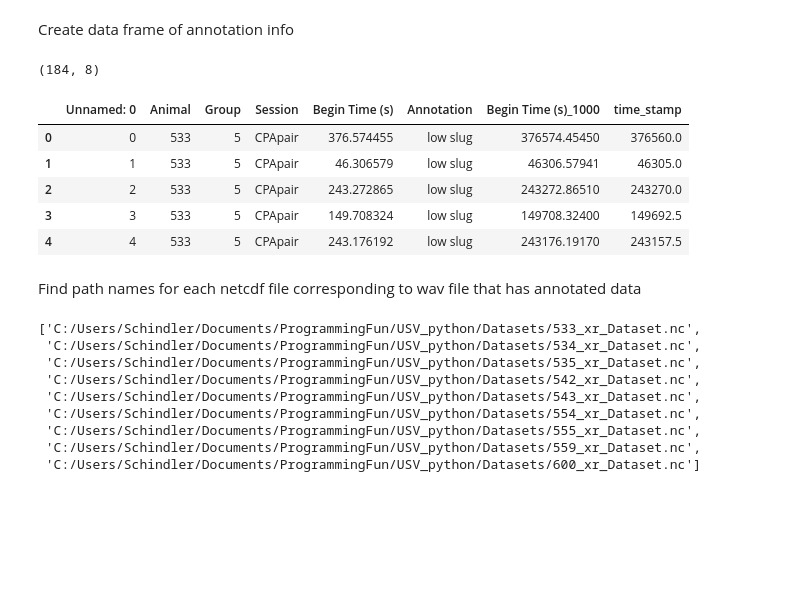
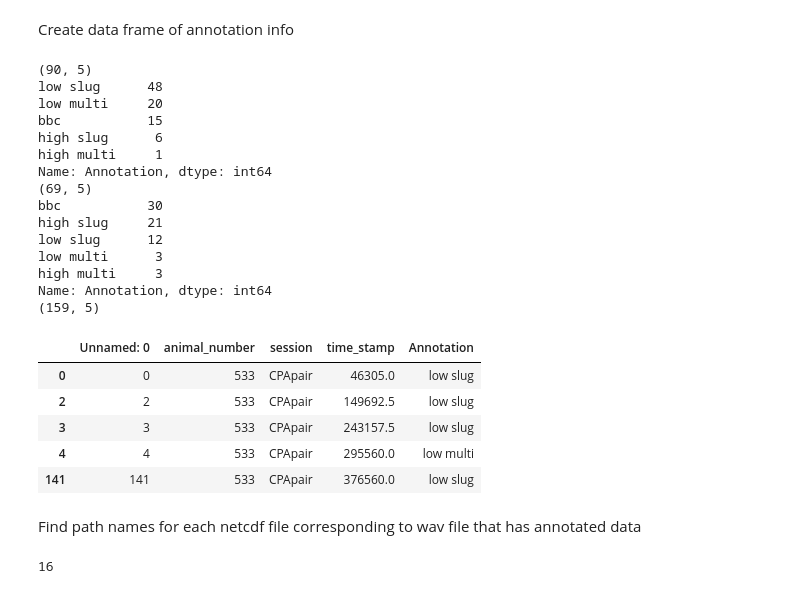
Before and after one commit to grace3999/USV_Python, a Jupyter notebook: Notebooks/2_xr_Annotations_from_netcdf.ipynb, the cells around one changed output. Drawn from its saved outputs; the diff is of its cells as text; code cells hidden in the pictures; blank space fills up the shorter version.

```diff
--- a/Notebooks/2_xr_Annotations_from_netcdf.ipynb
+++ b/Notebooks/2_xr_Annotations_from_netcdf.ipynb
@@ -23,20 +121,45 @@ np.set_printoptions(suppress=True)
 # %% [markdown]
 Create data frame of annotation info
-# %%
-annot_path = "C:/Users/Schindler/Documents/Schindler_Lab/Data/Analysis/Excel files/USV/annot_info_df.csv"
-annot_data = pd.read_csv(annot_path)
-annot_info = pd.DataFrame(data = annot_data)
-annot_info = annot_info[annot_info['Annotation'] != 'radar']
-print(annot_info.shape)
-annot_info.head()
-# %% [output]
-(184, 8)
-|  | Unnamed: 0 | Animal | Group | Session | Begin Time (s) | Annotation | Begin Time (s)_1000 | time_stamp |
-| 0 | 0 | 533 | 5 | CPApair | 376.574455 | low slug | 376574.45450 | 376560.0 |
-| 1 | 1 | 533 | 5 | CPApair | 46.306579 | low slug | 46306.57941 | 46305.0 |
-| 2 | 2 | 533 | 5 | CPApair | 243.272865 | low slug | 243272.86510 | 243270.0 |
-| 3 | 3 | 533 | 5 | CPApair | 149.708324 | low slug | 149708.32400 | 149692.5 |
-| 4 | 4 | 533 | 5 | CPApair | 243.176192 | low slug | 243176.19170 | 243157.5 |
+# %%
+annot_path_CPA = "C:/Users/Schindler/Documents/ProgrammingFun/USV_python/annot_df_3x_CPA_pair_tables.csv"
+annot_path_novel = "C:/Users/Schindler/Documents/ProgrammingFun/USV_python/annot_df_3x_novel_pair_tables.csv"
+annot_paths = [annot_path_CPA, annot_path_novel]
+# %%
+annot_data = pd.DataFrame()
+
+for path in annot_paths:
+    annot = pd.read_csv(path)
+    annot = pd.DataFrame(data = annot)
+    annot = annot[annot['Annotation'] != 'radar']
+    print(annot.shape)
+    print(annot.Annotation.value_counts())
+
+    annot_data = annot_data.append(annot)
+
+print(annot_data.shape)
+annot_data.head()
+# %% [output]
+(90, 5)
+low slug      48
+low multi     20
+bbc           15
+high slug      6
+high multi     1
+Name: Annotation, dtype: int64
+(69, 5)
+bbc           30
+high slug     21
+low slug      12
+low multi      3
+high multi     3
+Name: Annotation, dtype: int64
+(159, 5)
+|  | Unnamed: 0 | animal_number | session | time_stamp | Annotation |
+| 0 | 0 | 533 | CPApair | 46305.0 | low slug |
+| 2 | 2 | 533 | CPApair | 149692.5 | low slug |
+| 3 | 3 | 533 | CPApair | 243157.5 | low slug |
+| 4 | 4 | 533 | CPApair | 295560.0 | low multi |
+| 141 | 141 | 533 | CPApair | 376560.0 | low slug |
 # %% [markdown]
 Find path names for each netcdf file corresponding to wav file that has annotated data
 # %%
@@ -47,14 +170,6 @@ files = os.listdir(netcdf_path)
 for file in files:
         path_names.append(netcdf_path + "/" + file)
 
-path_names
+len(path_names)
 # %% [output]
-['C:/Users/Schindler/Documents/ProgrammingFun/USV_python/Datasets/533_xr_Dataset.nc',
- 'C:/Users/Schindler/Documents/ProgrammingFun/USV_python/Datasets/534_xr_Dataset.nc',
- 'C:/Users/Schindler/Documents/ProgrammingFun/USV_python/Datasets/535_xr_Dataset.nc',
- 'C:/Users/Schindler/Documents/ProgrammingFun/USV_python/Datasets/542_xr_Dataset.nc',
- 'C:/Users/Schindler/Documents/ProgrammingFun/USV_python/Datasets/543_xr_Dataset.nc',
- 'C:/Users/Schindler/Documents/ProgrammingFun/USV_python/Datasets/554_xr_Dataset.nc',
- 'C:/Users/Schindler/Documents/ProgrammingFun/USV_python/Datasets/555_xr_Dataset.nc',
- 'C:/Users/Schindler/Documents/ProgrammingFun/USV_python/Datasets/559_xr_Dataset.nc',
- 'C:/Users/Schindler/Documents/ProgrammingFun/USV_python/Datasets/600_xr_Dataset.nc']
+16
```
Also changed, not shown: parts of 15 cells of this notebook, 6 other files.
